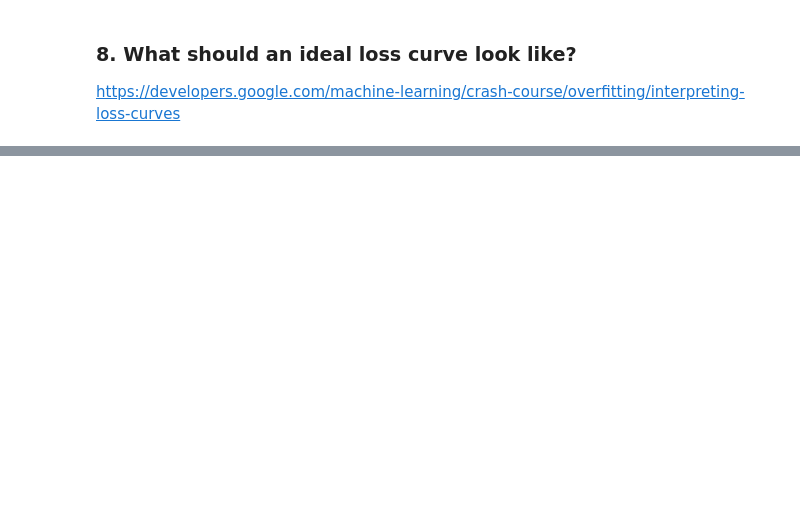
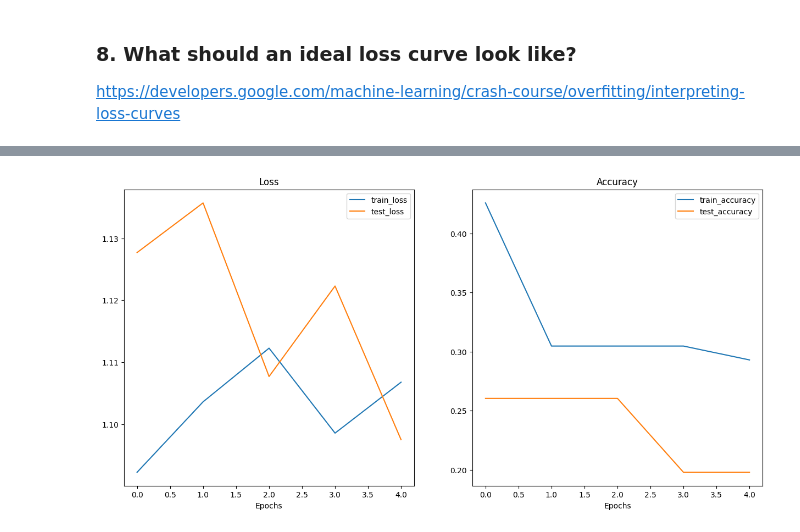
Before and after one commit to tishakbhavsar/practising-pytorch, a Jupyter notebook: 04_custom_datasets.ipynb, the cells around one changed output, grey strips where cells are left out. Cells and saved outputs as stored; diff of their text form; code cells hidden in the pictures; blank space fills up the shorter version.

```diff
--- a/04_custom_datasets.ipynb
+++ b/04_custom_datasets.ipynb
@@ -890,0 +946,26 @@ https://developers.google.com/machine-learning/crash-course/overfitting/interpre
+# %%
+train_dataloader = DataLoader(dataset=train_data_trivial,
+                                     batch_size=BATCH_SIZE,
+                                     num_workers=NUM_WORKERS,
+                                     shuffle=True)
+test_dataloader = DataLoader(dataset=test_data_simple,
+                                     batch_size=BATCH_SIZE,
+                                     num_workers=NUM_WORKERS,
+                                     shuffle=False)
+# %%
+model_1 = TinyVGG(input_shape=3, output_shape=len(class_names), hidden_units=10).to(device)
+# %%
+loss_fn = nn.CrossEntropyLoss()
+
+optimizer = torch.optim.SGD(params = model_1.parameters(), lr=0.1)
+# %%
+start_time = timer()
+model_1_results = train(model = model_1,
+                train_dataloader = train_dataloader,
+                test_dataloader = test_dataloader,
+                loss_fn = loss_fn,
+                optimizer = optimizer,
+                num_epochs = 5,
+                device=device)
+end_time = timer()
+print(f"Total training time: {end_time-start_time:.3f} seconds")
@@ -890,0 +989,4 @@ https://developers.google.com/machine-learning/crash-course/overfitting/interpre
+# %%
+plot_loss_curves(model_1_results)
+# %% [output]
+[figure, added]
```
Also changed, not shown: parts of 40 cells of this notebook.
